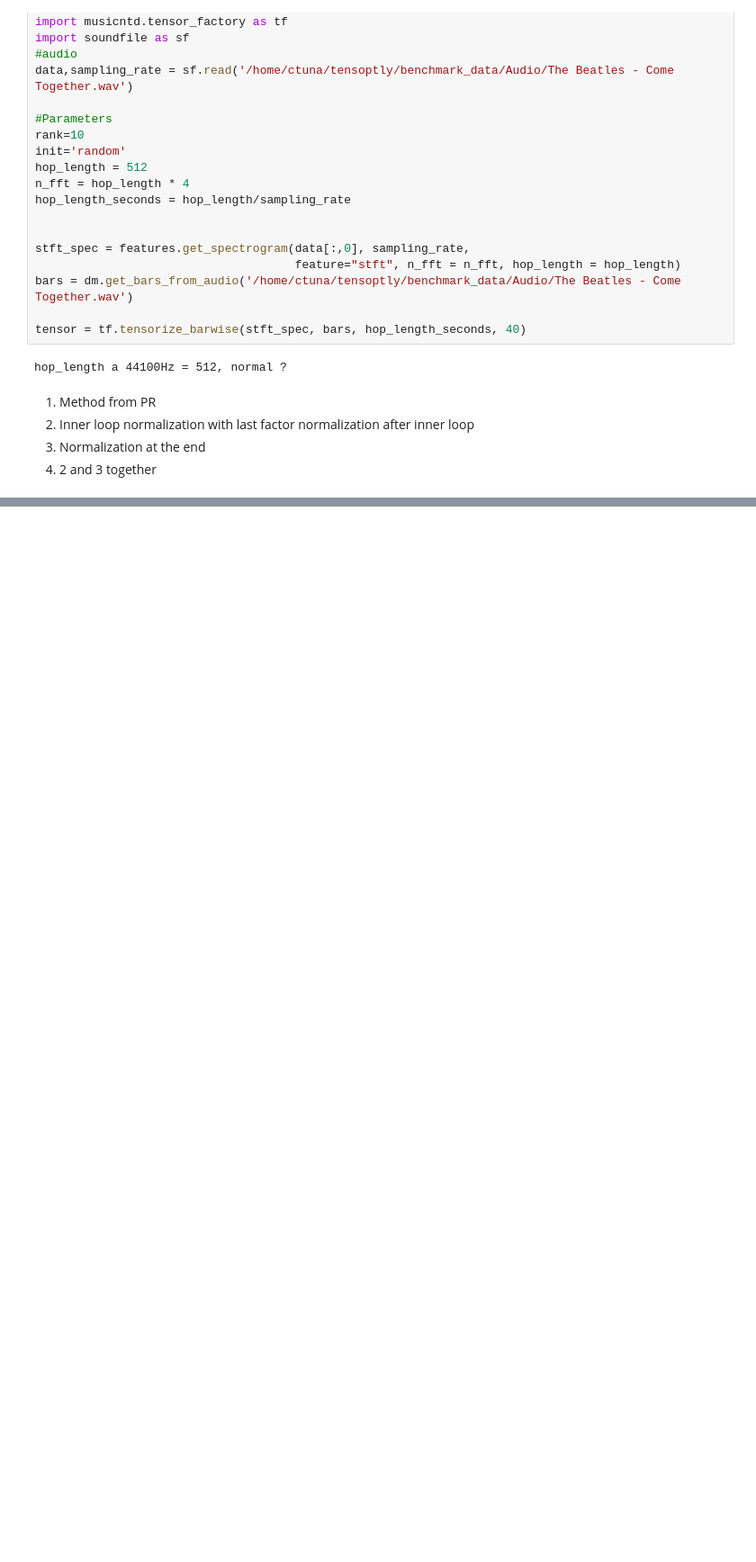
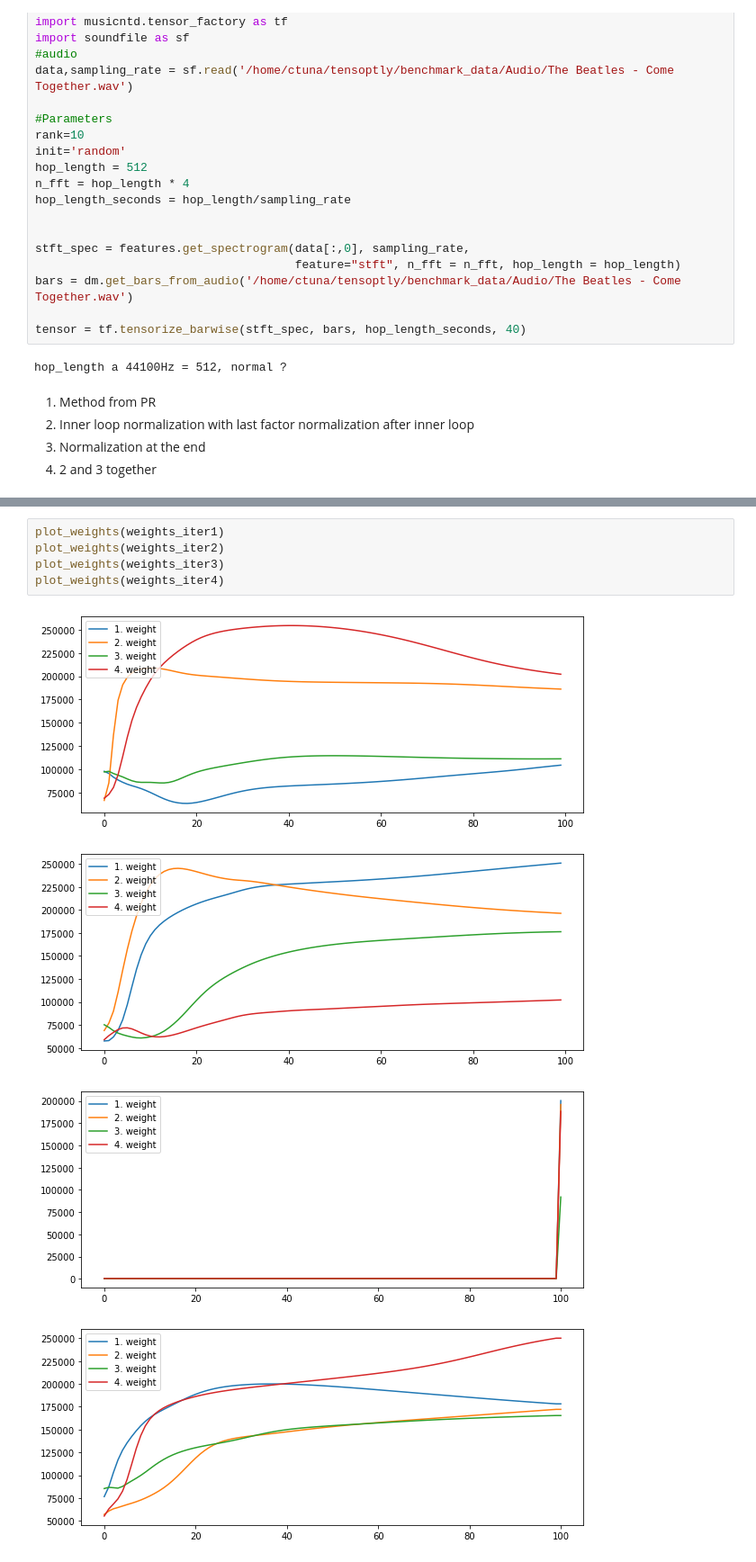
Before and after one commit to tensorly/lab, a Jupyter notebook: tlab/decomposition/normalization_issue_#264/Audio_nn_parafac_normalizaton_comparison.ipynb, the cells around one changed output, grey strips where cells are left out. Shown: that part at 90% size. Saved outputs shown, nothing was run; the diff lists cells and outputs as text; blank space fills up the shorter version.

```diff
--- a/tlab/decomposition/normalization_issue_#264/Audio_nn_parafac_normalizaton_comparison.ipynb
+++ b/tlab/decomposition/normalization_issue_#264/Audio_nn_parafac_normalizaton_comparison.ipynb
@@ -68,0 +73,10 @@ each_iteration(errorsnorm1, errorsnorm2, errorsnorm3, errorsnorm4)
+# %%
+plot_weights(weights_iter1)
+plot_weights(weights_iter2)
+plot_weights(weights_iter3)
+plot_weights(weights_iter4)
+# %% [output]
+[figure, added]
+[figure, added]
+[figure, added]
+[figure, added]
```
Also changed, not shown: parts of 10 cells of this notebook, 8 other files.
